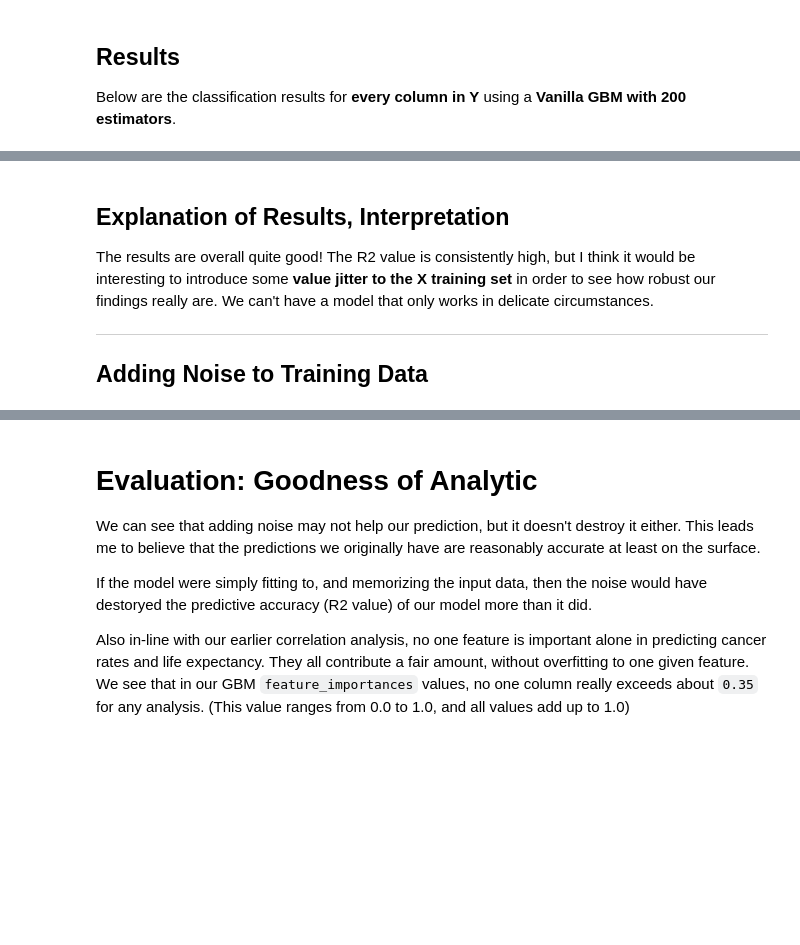
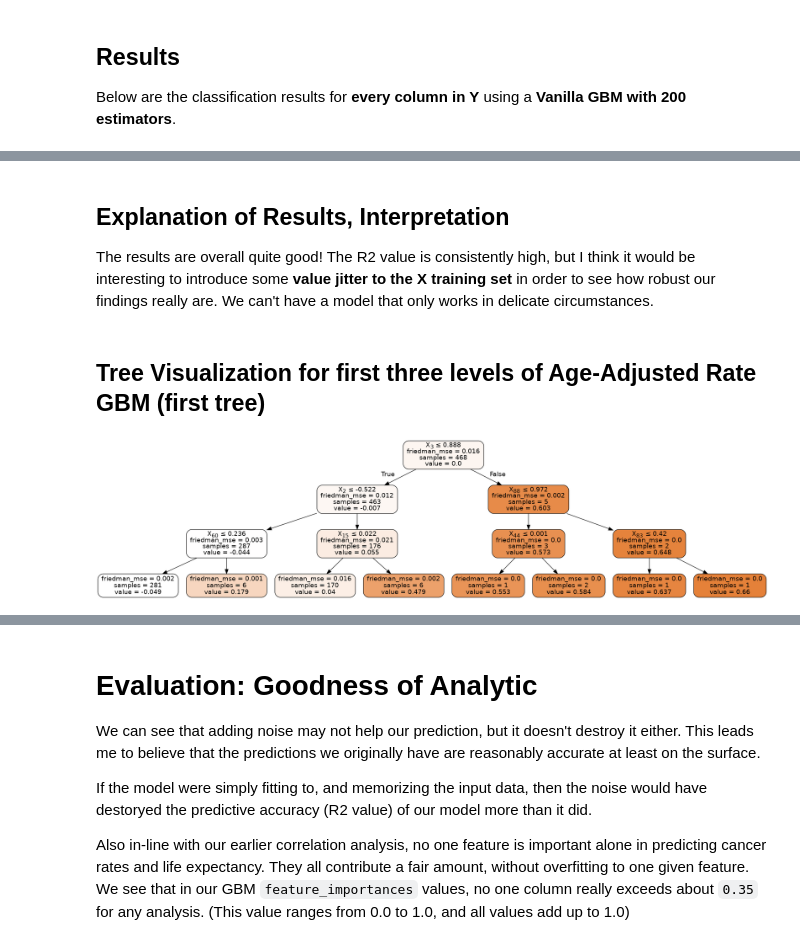
Before and after one commit to css459/pollution-impact-on-public-health, a Jupyter notebook: notebooks/Impacts of Toxic Pollution on Life Expectancy and Cancer Rates for Local Communities.ipynb, the cells around one changed output, grey strips where cells are left out. Cells and saved outputs as stored; diff of their text form; code cells hidden in the pictures; blank space fills up the shorter version.

Commit message:
Report Files Figs Plots

```diff
--- a/notebooks/Impacts of Toxic Pollution on Life Expectancy and Cancer Rates for Local Communities.ipynb
+++ b/notebooks/Impacts of Toxic Pollution on Life Expectancy and Cancer Rates for Local Communities.ipynb
@@ -1014,7 +1015,5 @@ R2  0.9307443157569935
 ## Explanation of Results, Interpretation
 
 The results are overall quite good! The R2 value is consistently high, but I think it would be interesting to introduce some **value jitter to the X training set** in order to see how robust our findings really are. We can't have a model that only works in delicate circumstances.
-
-----------------------------------------------------------------------------------------------------------------
-
-## Adding Noise to Training Data
+# %% [markdown]
+## Tree Visualization for first three levels of Age-Adjusted Rate GBM (first tree)
@@ -1020,0 +1029,20 @@ The results are overall quite good! The R2 value is consistently high, but I thi
+# %%
+def visualize_best_tree(x, y, levels=3):
+    t = GradientBoostingRegressor(max_depth=levels, n_estimators=200)
+    t.fit(x, y)
+
+    t = t.estimators_[0, 0]
+
+    dot_data = StringIO()
+    export_graphviz(t, out_file=dot_data,
+                    filled=True, rounded=True,
+                    special_characters=True)
+    graph = pydotplus.graph_from_dot_data(dot_data.getvalue())
+
+    img = Image.open(io.BytesIO(graph.create_png()))
+    img.save('doc/plots/age-adjusted_rate-tree-viz.png')
+    display(img)
+# %%
+visualize_best_tree(x_train, y_train[:, 1])
+# %% [output]
+[figure, added]
```
Also changed, not shown: parts of 7 cells of this notebook, 6 other files.
